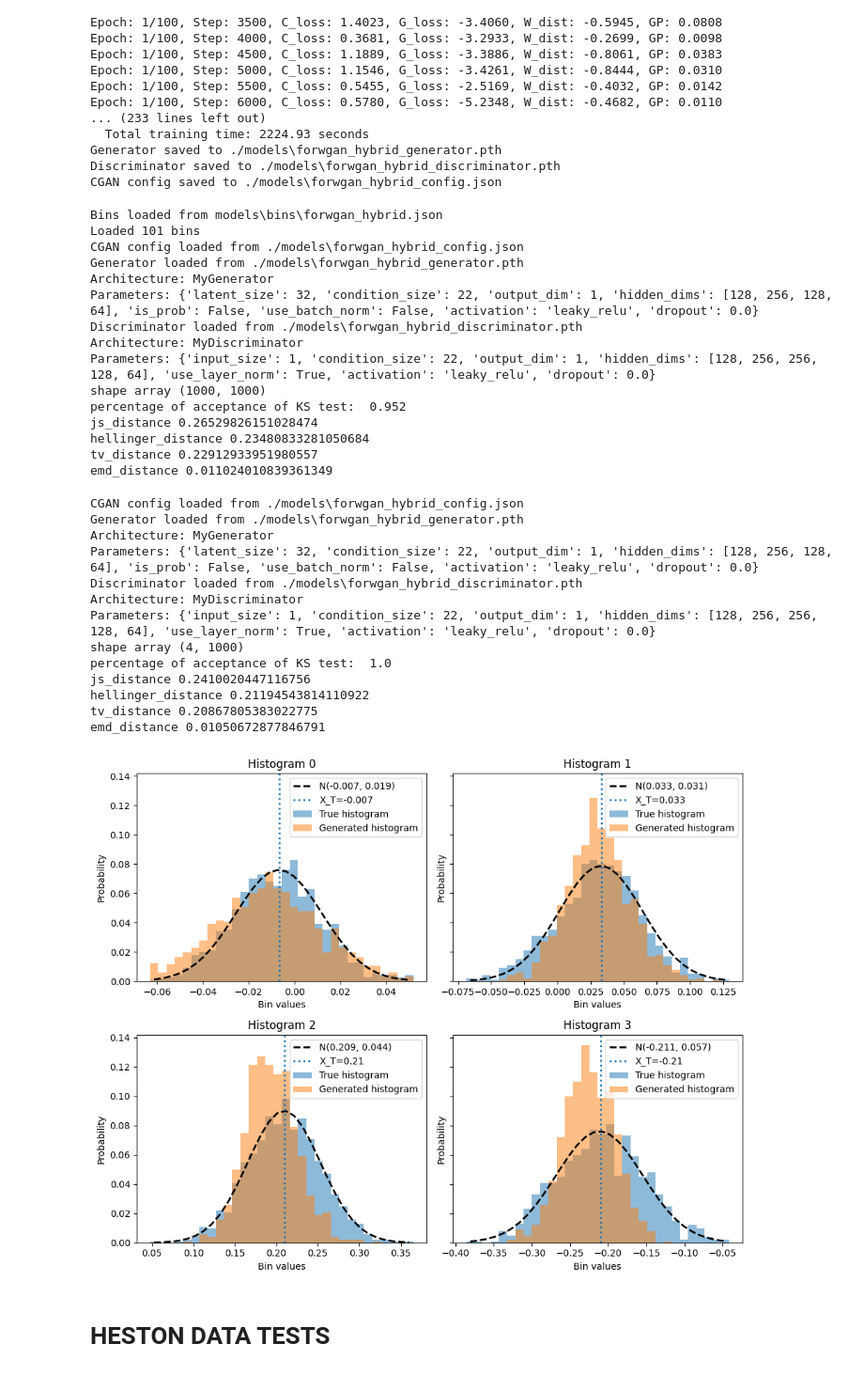
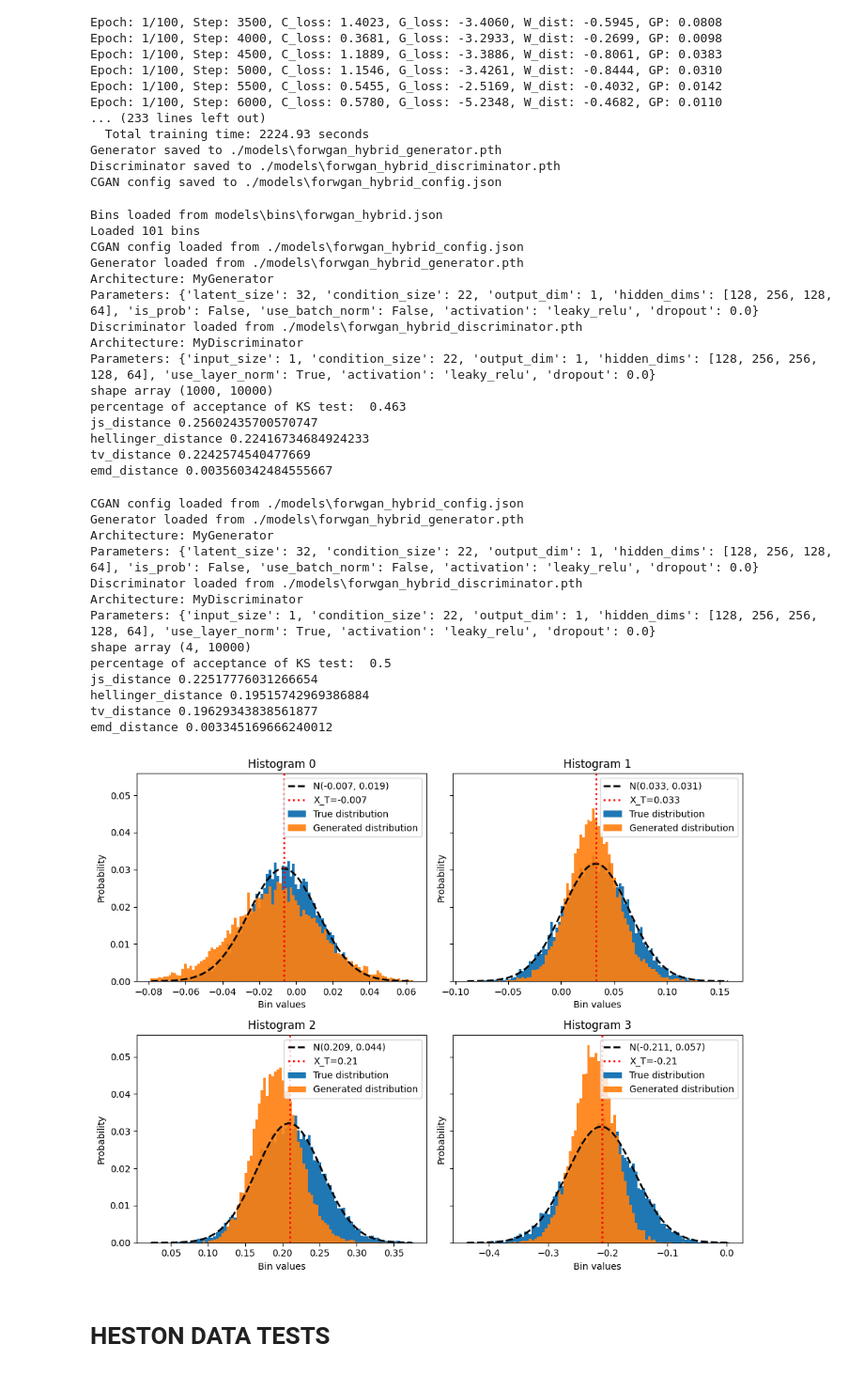
Before and after one commit to matteorofrano/CGAN-for-probability-distribution-generation, a Jupyter notebook: tests.ipynb, the cells around one changed output. Shown at 94% size. Drawn from its saved outputs; the diff is of its cells as text; code cells hidden in the pictures.

```diff
--- a/tests.ipynb
+++ b/tests.ipynb
@@ -1147,7 +1291,7 @@ sim.load_configuration('./models/bins/forwgan_hybrid.json')
 trajectories = sim.get_paths()
 paths = trajectories[:, :-1] #shape JxN-1
 targets= trajectories[:, -1:] #shape Jx1
-pdfs = sim.get_pdf(n_bins=0, P=paths[:, -1], n_steps_ahead=1, mc_sims=1000)
+pdfs = sim.get_pdf(n_bins=0, P=paths[:, -1], n_steps_ahead=1, mc_sims=10000)
 
 # model
 conditional_gan = MyCWGAN(max_epoch=100, name='forwgan_hybrid')
@@ -1155,7 +1299,7 @@ conditional_gan.load_models()
 
 
 mydata, _, _ = prepare_data(targets, paths)
-condition, generated = conditional_gan.generate(mydata, get_pdf=True, bins = None)
+condition, generated = conditional_gan.generate(mydata, get_pdf=True, bins = None, n_samples=10000)
 
 true_pdfs, generated_pdfs, bin_edges_list = compare_simulated_pdfs(pdfs, generated)
 
@@ -1181,12 +1325,12 @@ Parameters: {'latent_size': 32, 'condition_size': 22, 'output_dim': 1, 'hidden_d
 Discriminator loaded from ./models\forwgan_hybrid_discriminator.pth
 Architecture: MyDiscriminator
 Parameters: {'input_size': 1, 'condition_size': 22, 'output_dim': 1, 'hidden_dims': [128, 256, 256, 128, 64], 'use_layer_norm': True, 'activation': 'leaky_relu', 'dropout': 0.0}
-shape array (1000, 1000)
-percentage of acceptance of KS test:  0.952
-js_distance 0.26529826151028474
-hellinger_distance 0.23480833281050684
-tv_distance 0.22912933951980557
-emd_distance 0.011024010839361349
+shape array (1000, 10000)
+percentage of acceptance of KS test:  0.463
+js_distance 0.25602435700570747
+hellinger_distance 0.22416734684924233
+tv_distance 0.2242574540477669
+emd_distance 0.003560342484555667
 # %%
 # data simulation
 # example
@@ -1205,7 +1349,7 @@ sim = DataSimulator(X0_range=X0_range, mu_range=mu_range, sigma_range=sigma_rang
 trajectories = sim.get_paths()
 paths = trajectories[:, :-1] #shape JxN-1
 targets= trajectories[:, -1:] #shape Jx1
-pdfs = sim.get_pdf(n_bins=0, P=paths[:, -1], n_steps_ahead=1, mc_sims=1000)
+pdfs = sim.get_pdf(n_bins=0, P=paths[:, -1], n_steps_ahead=1, mc_sims=10000)
 
 # model
 conditional_gan = MyCWGAN(max_epoch=100, name='forwgan_hybrid')
@@ -1213,7 +1357,7 @@ conditional_gan.load_models()
 
 
 mydata, _, _ = prepare_data(targets, paths)
-condition, generated = conditional_gan.generate(mydata, get_pdf=True, bins = None)
+condition, generated = conditional_gan.generate(mydata, get_pdf=True, bins = None, n_samples=10000)
 
 true_pdfs, generated_pdfs, bin_edges_list = compare_simulated_pdfs(pdfs, generated)
 
@@ -1237,23 +1381,23 @@ Parameters: {'latent_size': 32, 'condition_size': 22, 'output_dim': 1, 'hidden_d
 Discriminator loaded from ./models\forwgan_hybrid_discriminator.pth
 Architecture: MyDiscriminator
 Parameters: {'input_size': 1, 'condition_size': 22, 'output_dim': 1, 'hidden_dims': [128, 256, 256, 128, 64], 'use_layer_norm': True, 'activation': 'leaky_relu', 'dropout': 0.0}
-shape array (4, 1000)
-percentage of acceptance of KS test:  1.0
-js_distance 0.2410020447116756
-hellinger_distance 0.21194543814110922
-tv_distance 0.20867805383022775
-emd_distance 0.01050672877846791
+shape array (4, 10000)
+percentage of acceptance of KS test:  0.5
+js_distance 0.22517776031266654
+hellinger_distance 0.19515742969386884
+tv_distance 0.19629343838561877
+emd_distance 0.003345169666240012
 # %%
 means = sim.means
 stds = sim.stds
+moments = list(zip(means, stds))
 plot_bin_dist(true_pdfs, generated_pdfs,
             bins_values=bin_edges_list,
             X_T=paths[:, -1],
-            stds=stds,
-            means=means,
+            moments=moments,
             zoom=False)
 # %% [output]
-[figure, old version]
+[figure, new version]
 # %% [markdown]
 # HESTON DATA TESTS
 # %%
```
Also changed, not shown: parts of 13 cells of this notebook, 6 other files.
